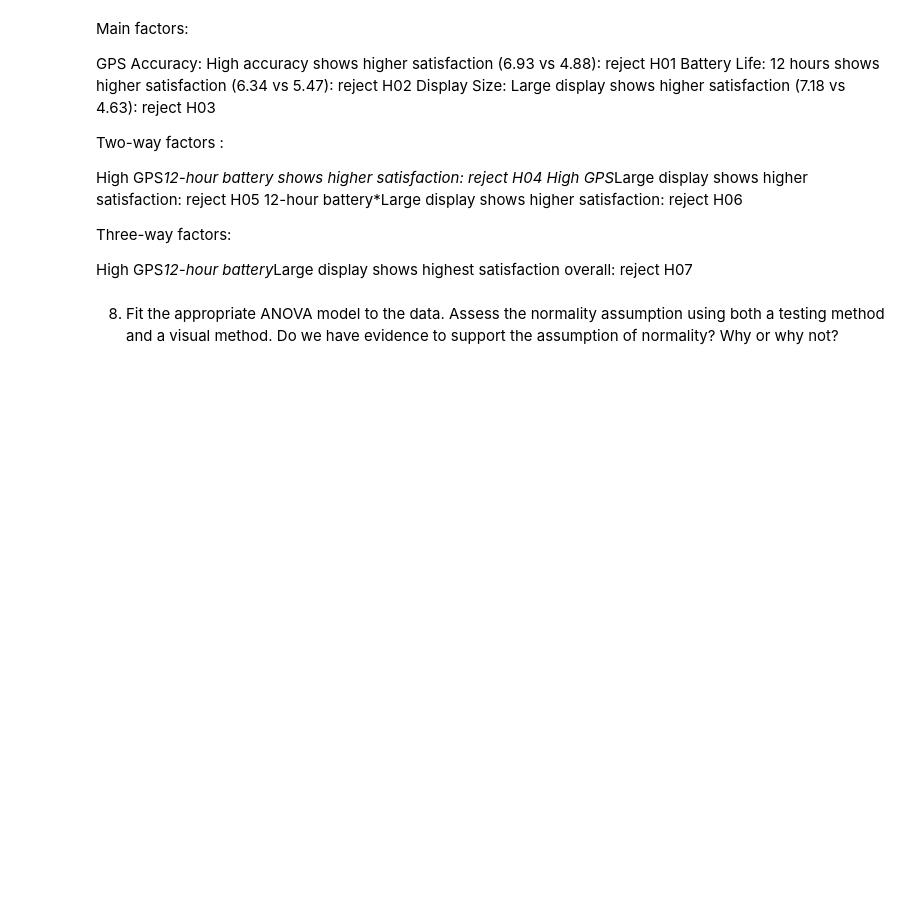
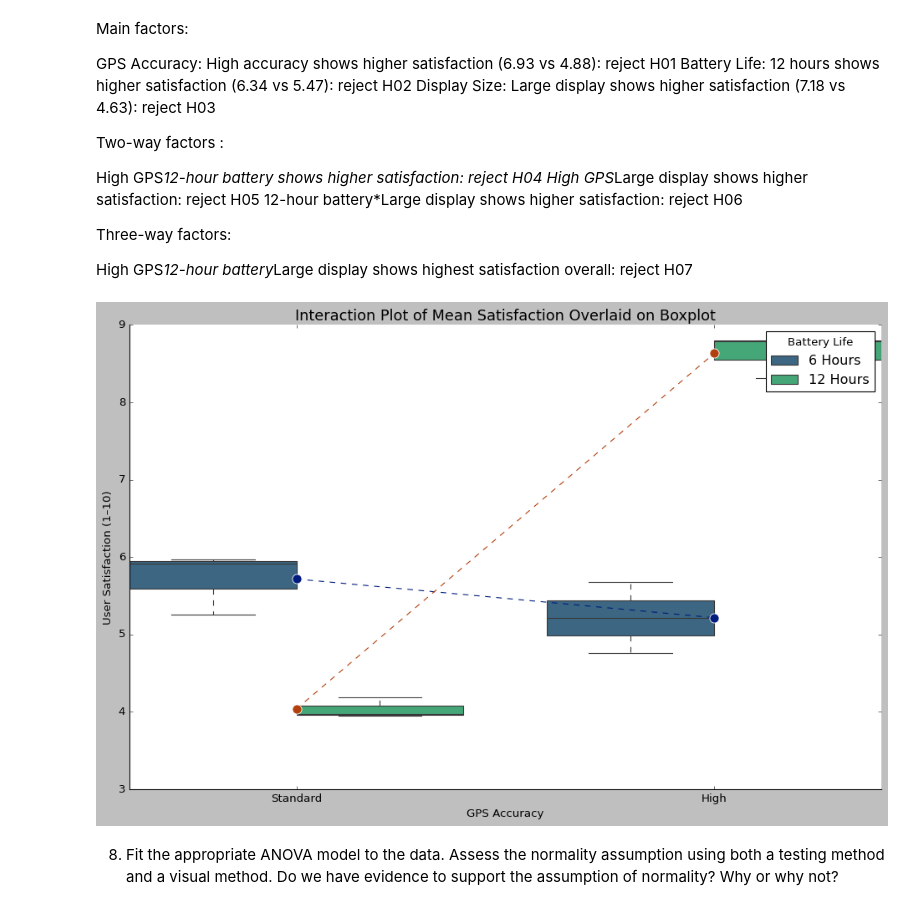
Before and after one commit to elo-meriem/STAT-7220-Applied-Experimental-Design, a Jupyter notebook: Assignments/HW3/STAT-7220-HW3.ipynb, the cells around one changed output. Drawn from its saved outputs; the diff is of its cells as text; code cells hidden in the pictures; blank space fills up the shorter version.

```diff
--- a/Assignments/HW3/STAT-7220-HW3.ipynb
+++ b/Assignments/HW3/STAT-7220-HW3.ipynb
@@ -676,10 +668,8 @@ import seaborn as sns
 import matplotlib.pyplot as plt
 
 ## Read in Fitness Band Excel File ##
-fitness = pd.read_excel("Fitness Band Experiment.xlsx")
+Band_Experiment_ds = pd.read_excel("/content/STAT-7220-Applied-Experimental-Design/Assignments/HW3/Fitness Band Experiment.xlsx")
 
-## Data Integrity Check ##
-print(fitness.info())
 
 ## Create Combo Plot ##
 
@@ -688,7 +678,7 @@ fig, ax = plt.subplots(figsize=(12, 8))
 
 ## Step 2: Boxplot (raw data distribution) ##
 sns.boxplot(
-    data=fitness,
+    data=Band_Experiment_ds,
     x='GPS_Accuracy',
     y='Satisfaction',
     hue='Battery_Life',
@@ -700,35 +690,37 @@ sns.boxplot(
 
 ## Step 3: Overlay interaction plot (means) ##
 sns.lineplot(
-    data=fitness,
+    data=Band_Experiment_ds,
     x='GPS_Accuracy',
     y='Satisfaction',
     hue='Battery_Life',
     marker='o',
     markersize=10,
     ax=ax,
     zorder=3,
     estimator='mean',
     err_style=None,
     linestyle='--',
     palette='dark'
 )
 
 ## Step 4: Labels and title ##
 ax.set_title('Interaction Plot of Mean Satisfaction Overlaid on Boxplot', fontsize=16)
 ax.set_xlabel('GPS Accuracy', fontsize=12)
 ax.set_ylabel('User Satisfaction (1–10)', fontsize=12)
 
 ## Step 5: Fix legend (avoid duplicates) ##
 handles, labels = ax.get_legend_handles_labels()
 ax.legend(handles[:2], labels[:2], title='Battery Life')
 
 ## Step 6: Clean style ##
 sns.despine()
 plt.tight_layout()
 
 ## Show Plot ##
 plt.show()
+# %% [output]
+[figure, added]
 # %% [markdown]
 
 8.  Fit the appropriate ANOVA model to the data. Assess the normality assumption using both a testing method and a visual method. Do we have evidence to support the assumption of normality? Why or why not?
```
Also changed, not shown: parts of 2 cells of this notebook.
